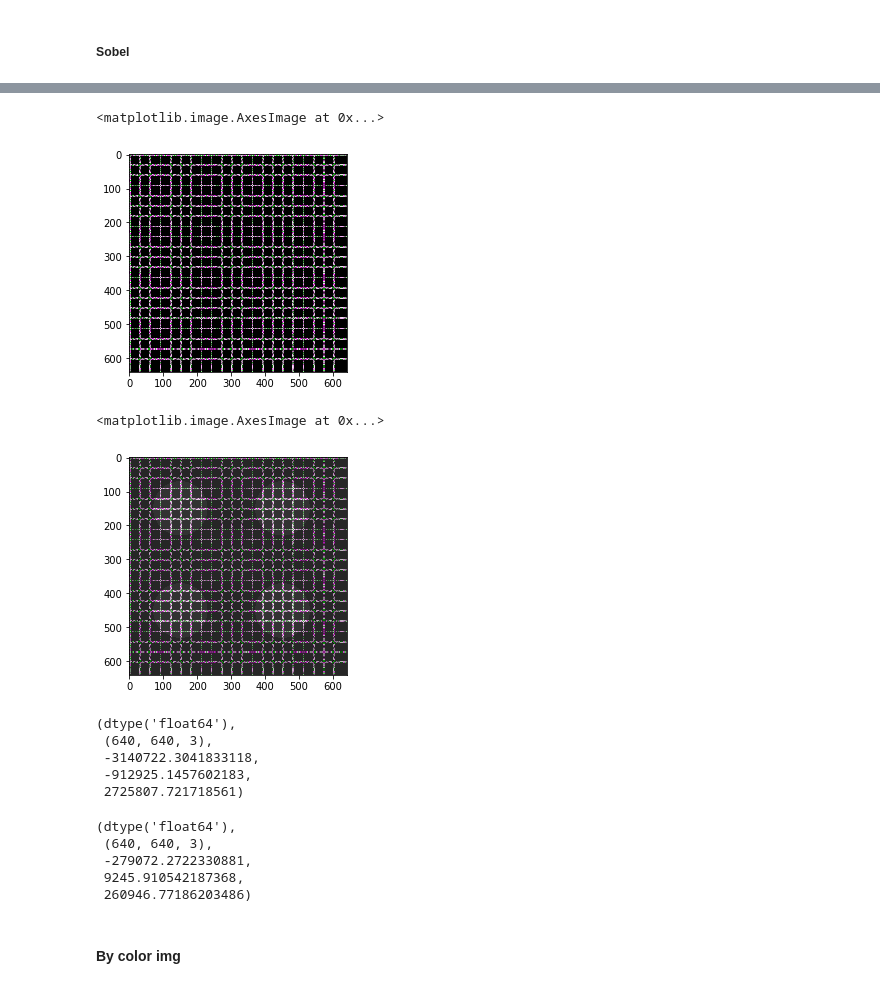
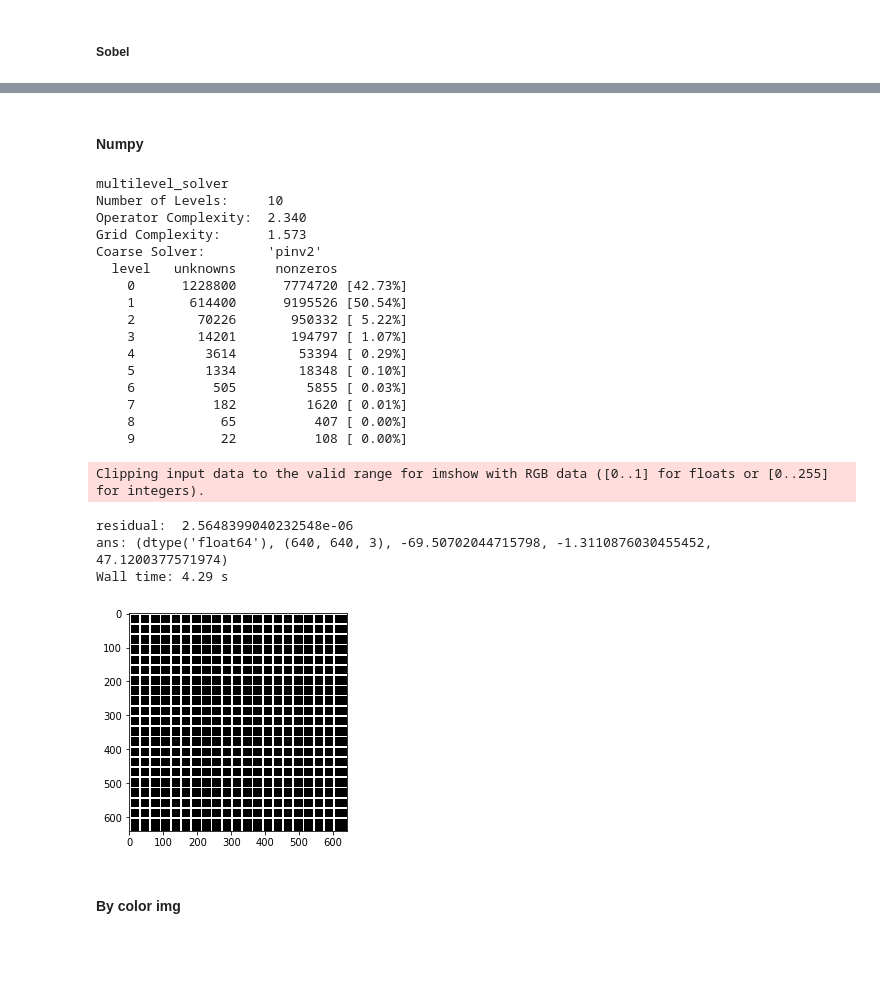
Before and after one commit to NikolaiSviridov/Specular-Highlight-Removal, a Jupyter notebook: multiple/Specular highlights detection and reduction with multi-flash photography/main.ipynb, the cells around one changed output, grey strips where cells are left out. Drawn from its saved outputs; the diff is of its cells as text; code cells hidden in the pictures; blank space fills up the shorter version.

```diff
--- a/multiple/Specular highlights detection and reduction with multi-flash photography/main.ipynb
+++ b/multiple/Specular highlights detection and reduction with multi-flash photography/main.ipynb
@@ -218,30 +222,32 @@ Wall time: 4.75 s
+# %% [markdown]
+#### Numpy
 # %%
-ans = ans_sobel.reshape(-1, size, 3)
-plt.imshow(ans.astype('uint8'))
+%%time
+ans_np = solve_poisson(shape, div_G_np).reshape(-1, size, 3)
+plt.imshow(ans_np)
+print(f"ans: {stats(ans_np)}")
 # %% [output]
-<matplotlib.image.AxesImage at 0x...>
+multilevel_solver
+Number of Levels:     10
+Operator Complexity:  2.340
+Grid Complexity:      1.573
+Coarse Solver:        'pinv2'
+  level   unknowns     nonzeros
+    0      1228800      7774720 [42.73%]
+    1       614400      9195526 [50.54%]
+    2        70226       950332 [ 5.22%]
+    3        14201       194797 [ 1.07%]
+    4         3614        53394 [ 0.29%]
+    5         1334        18348 [ 0.10%]
+    6          505         5855 [ 0.03%]
+    7          182         1620 [ 0.01%]
+    8           65          407 [ 0.00%]
+    9           22          108 [ 0.00%]
+Clipping input data to the valid range for imshow with RGB data ([0..1] for floats or [0..255] for integers).
+residual:  2.5648399040232548e-06
+ans: (dtype('float64'), (640, 640, 3), -69.50702044715798, -1.3110876030455452, 47.1200377571974)
+Wall time: 4.29 s
-[figure, old version]
+[figure, new version]
-# %%
-plt.imshow(calc_R(0.,ans.astype('uint8'), I_max.astype('uint8') ).astype('uint8'))
-# %% [output]
-<matplotlib.image.AxesImage at 0x...>
-[figure, removed]
-# %%
-stats(ans)
-# %% [output]
-(dtype('float64'),
- (640, 640, 3),
- -3140722.3041833118,
- -912925.1457602183,
- 2725807.721718561)
-# %%
-stats(div_G_sobel - ans)
-# %% [output]
-(dtype('float64'),
- (640, 640, 3),
- -279072.2722330881,
- 9245.910542187368,
- 260946.77186203486)
 # %% [markdown]
 #### By color img
 # %%
```
Also changed, not shown: parts of 3 cells of this notebook.
